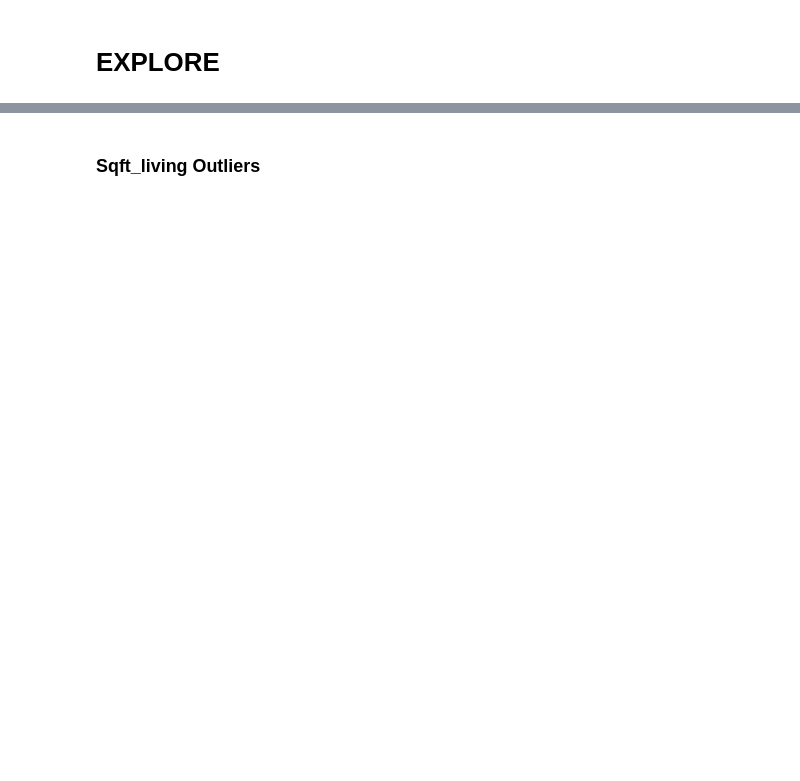
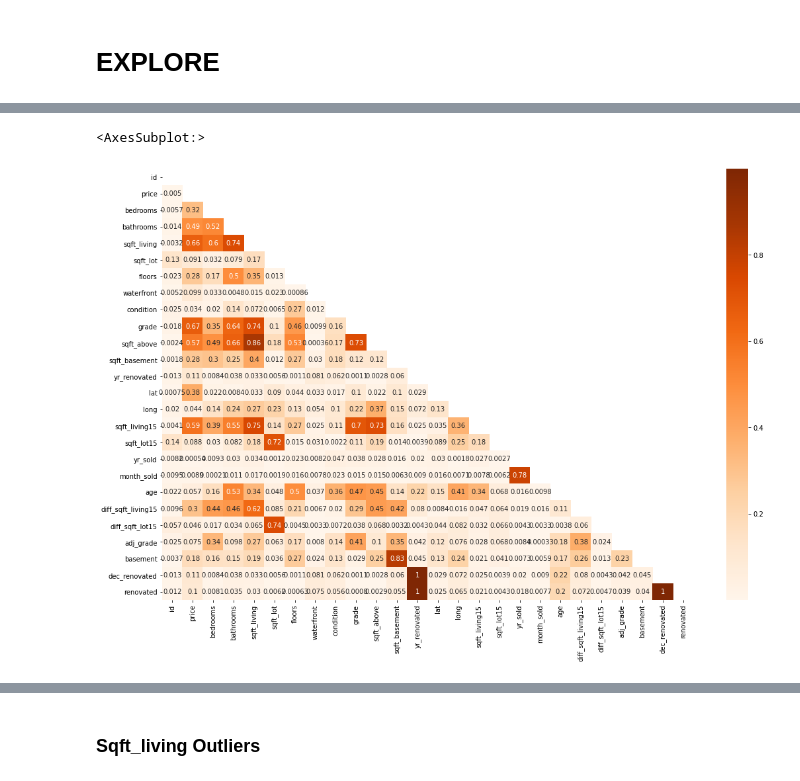
Before and after one commit to zero731/dsc-mod-2-project-v2-1-onl01-dtsc-ft-070620, a Jupyter notebook: student.ipynb, the cells around one changed output, grey strips where cells are left out. Drawn from its saved outputs; the diff is of its cells as text; code cells hidden in the pictures; blank space fills up the shorter version.

```diff
--- a/student.ipynb
+++ b/student.ipynb
@@ -1870,0 +1939,10 @@ def top_quantiles(series, start=90, stop=100):
+# %%
+corr = data_z.corr().abs()
+mask = np.zeros_like(corr)
+mask[np.triu_indices_from(mask)] = True
+mask
+plt.figure(figsize=(18,12))
+sns.heatmap(corr, annot=True, cmap='Oranges', mask=mask)
+# %% [output]
+<AxesSubplot:>
+[figure, added]
```
Also changed, not shown: parts of 122 cells of this notebook, 3 other files.
